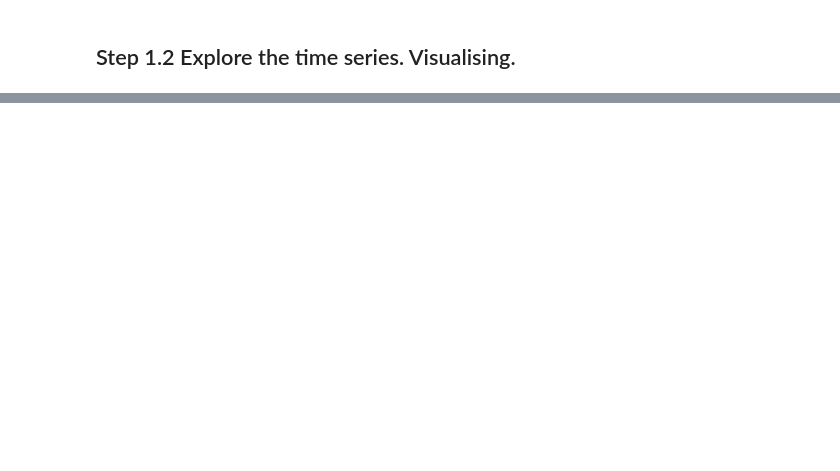
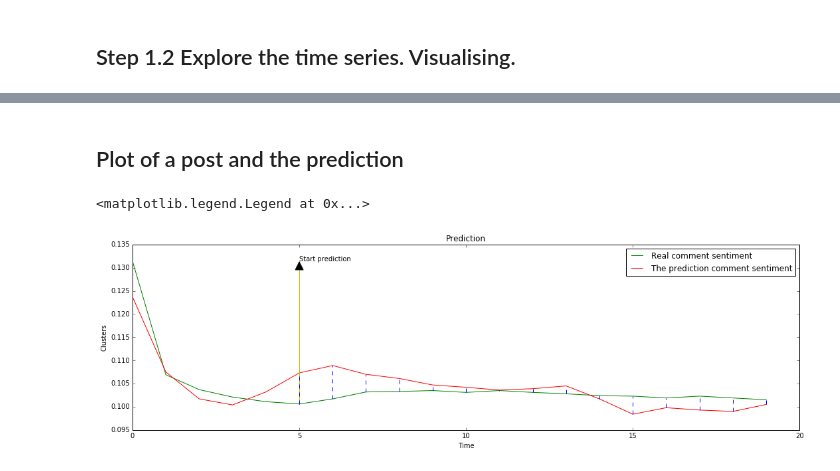
Before and after one commit to trunghieu-tran/Sentiment-Analysis-facebook-comments, a Jupyter notebook: A Method Automation Forecasting based on Cluster Profiles - For sentiment analysis of Facebook comment.ipynb, the cells around one changed output, grey strips where cells are left out. Saved outputs shown, nothing was run; the diff lists cells and outputs as text; code cells hidden in the pictures; blank space fills up the shorter version.

```diff
--- a/A Method Automation Forecasting based on Cluster Profiles - For sentiment analysis of Facebook comment.ipynb
+++ b/A Method Automation Forecasting based on Cluster Profiles - For sentiment analysis of Facebook comment.ipynb
@@ -326,0 +350,32 @@ plt.ylabel('Clusters')
+# %% [markdown]
+## Plot of a post and the prediction
+# %%
+
+colors = ['r-', 'b-', 'g-']
+plt.figure(num=None, figsize=(picture_width, picture_height), dpi=80, facecolor='w', edgecolor='k')
+
+indexPost = 30
+for i in range(indexPost,indexPost+1):
+    clr_real = 'g-'
+    clr_predict = 'r-'
+    plt.plot(testing_post_vector[predict_n_real[i][1]], clr_real, label = 'Real comment sentiment')
+    plt.plot(training_post_vector[predict_n_real[i][0]], clr, label = 'The prediction comment sentiment')
+    ymax = max(testing_post_vector[predict_n_real[i][1]])
+    ymin = min(testing_post_vector[predict_n_real[i][1]])
+    plt.plot([amount_training, amount_training], [ymin, ymax], 'y-')
+    plt.annotate('Start prediction', xy=(amount_training, ymax), xytext=(amount_training, ymax),
+            arrowprops=dict(facecolor='black', shrink=0.5),
+            )
+    for j in range(amount_training, amount_directions):
+        vlow = min(testing_post_vector[predict_n_real[i][1]][j] , training_post_vector[predict_n_real[i][0]][j])
+        vhigh = max(testing_post_vector[predict_n_real[i][1]][j] , training_post_vector[predict_n_real[i][0]][j])
+        plt.plot([j, j], [vlow, vhigh], 'b-', linestyle='--')
+
+
+plt.xlabel('Time')
+plt.ylabel('Clusters')
+plt.title('Prediction')
+plt.legend(loc = 'upper right')
+# %% [output]
+<matplotlib.legend.Legend at 0x...>
+[figure, added]
```
Also changed, not shown: parts of 22 cells of this notebook, 1 other file.
